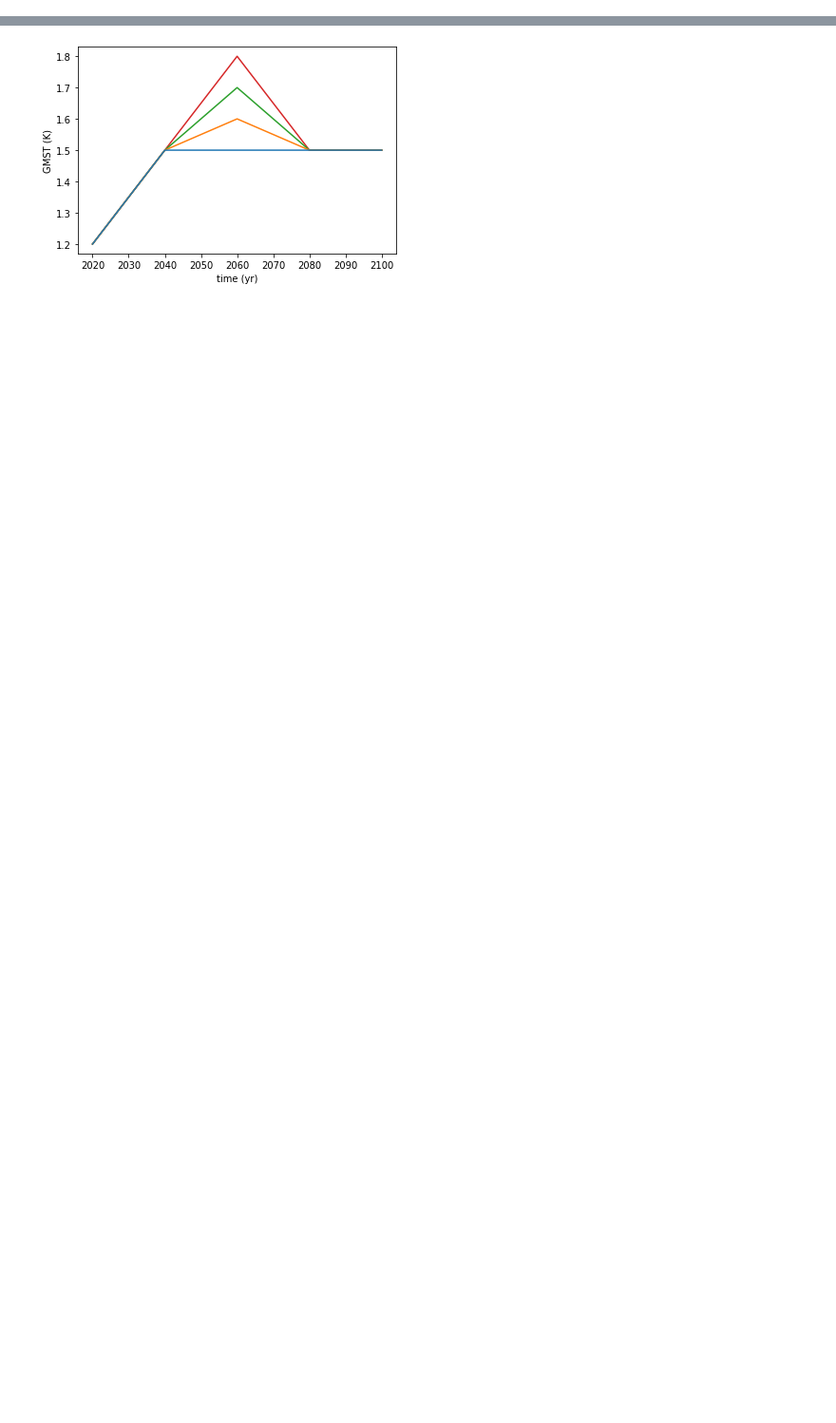
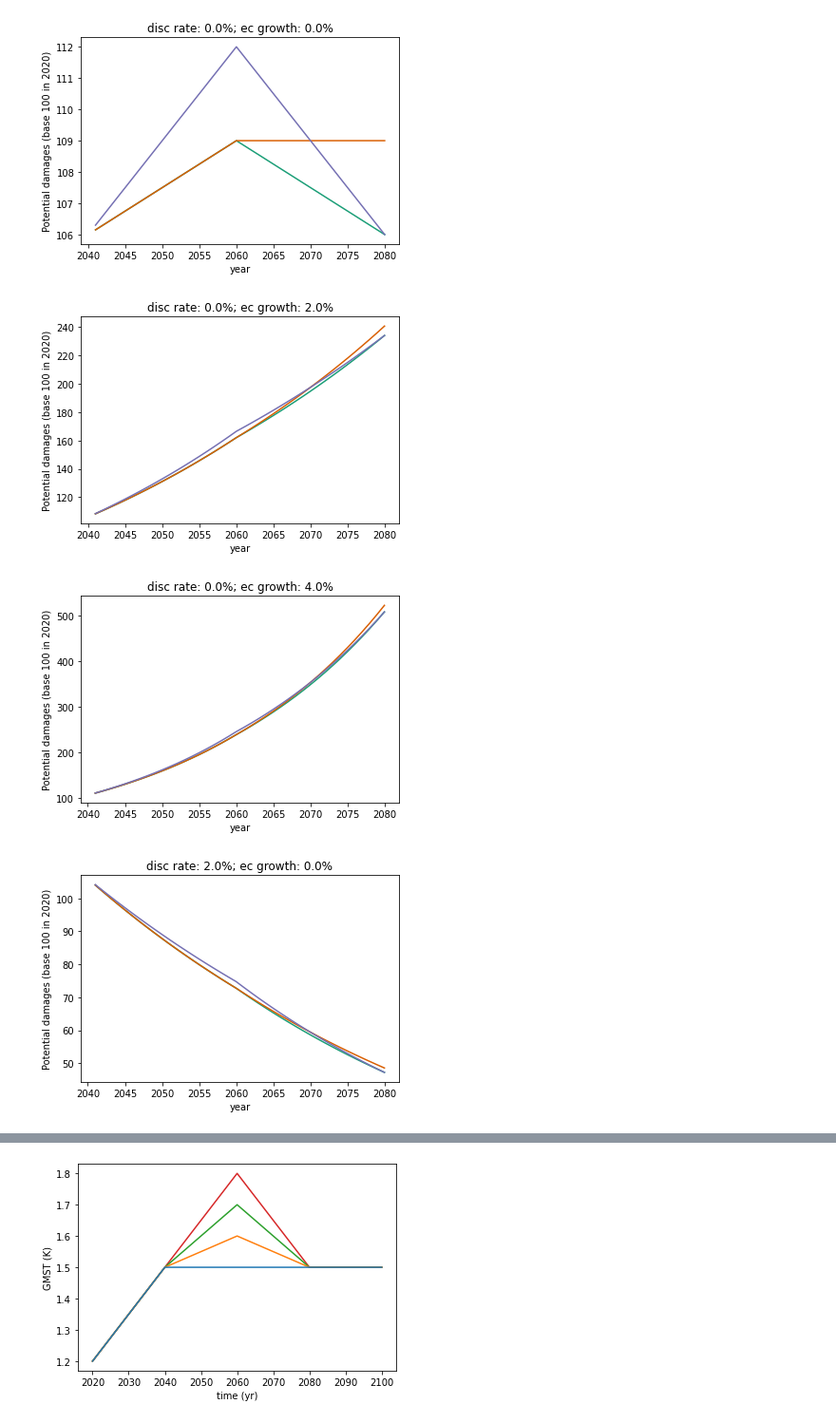
Before and after one commit to qlejeune/Overshoot-analyses, a Jupyter notebook: adaptation_analysis.ipynb, the cells around one changed output, grey strips where cells are left out. Shown at 95% size. Cells and saved outputs as stored; diff of their text form; code cells hidden in the pictures; blank space fills up the shorter version.

```diff
--- a/adaptation_analysis.ipynb
+++ b/adaptation_analysis.ipynb
@@ -306,19 +0,0 @@ for di in range(len(disc_rate)):
-# %%
-#DEBUGGING
-# Plot the net damages over time
-
-sc=1
-avd=0
-
-for di in range(len(disc_rate)):
-    for gr in range(len(ec_growth)):
-
-        plt.figure()
-
-        plt.plot(years[int(np.where(years==yr_15_befov+1)[0]):int(np.where(years==yr_15_aftov+1)[0])],B[0,sc,di,gr,avd,int(np.where(years==yr_15_befov+1)[0]):int(np.where(years==yr_15_aftov+1)[0])], color='C6')
-        plt.plot(years[int(np.where(years==yr_15_befov+1)[0]):int(np.where(years==yr_15_aftov+1)[0])],B[1,sc,di,gr,avd,int(np.where(years==yr_15_befov+1)[0]):int(np.where(years==yr_15_aftov+1)[0])], color='C7')
-
-        plt.title('disc rate: '+str(disc_rate[di])+'%; ec growth: '+str(ec_growth[gr])+'%')
-        plt.xlabel('time (yr)')
-        plt.ylabel('Net damages (base 100 in 2020)')
-        plt.show()
@@ -669,0 +210,22 @@ plt.show()
+# %%
+# Plot the potential damages over time
+
+for di in range(len(disc_rate)):
+    for gr in range(len(ec_growth)):
+
+        plt.figure()
+
+        #plt.plot(years[int(np.where(years==yr_15_befov+1)[0]):int(np.where(years==yr_15_aftov+1)[0])],dam[0,di,gr,int(np.where(years==yr_15_befov+1)[0]):int(np.where(years==yr_15_aftov+1)[0])], color='C0')
+        plt.plot(years[int(np.where(years==yr_15_befov+1)[0]):int(np.where(years==yr_15_aftov+1)[0])],dam[1,di,gr,int(np.where(years==yr_15_befov+1)[0]):int(np.where(years==yr_15_aftov+1)[0])], color='#1b9e77')
+        plt.plot(years[int(np.where(years==yr_15_befov+1)[0]):int(np.where(years==yr_15_aftov+1)[0])],dam[2,di,gr,int(np.where(years==yr_15_befov+1)[0]):int(np.where(years==yr_15_aftov+1)[0])], color='#d95f02')
+        plt.plot(years[int(np.where(years==yr_15_befov+1)[0]):int(np.where(years==yr_15_aftov+1)[0])],dam[3,di,gr,int(np.where(years==yr_15_befov+1)[0]):int(np.where(years==yr_15_aftov+1)[0])], color='#7570b3')
+
+        plt.title('disc rate: '+str(disc_rate[di])+'%; ec growth: '+str(ec_growth[gr])+'%')
+        plt.xlabel('year')
+        plt.ylabel('Potential damages (base 100 in 2020)')
+        plt.show()
+# %% [output]
+[figure, added]
+[figure, added]
+[figure, added]
+[figure, added]
```
Also changed, not shown: parts of 37 cells of this notebook.
